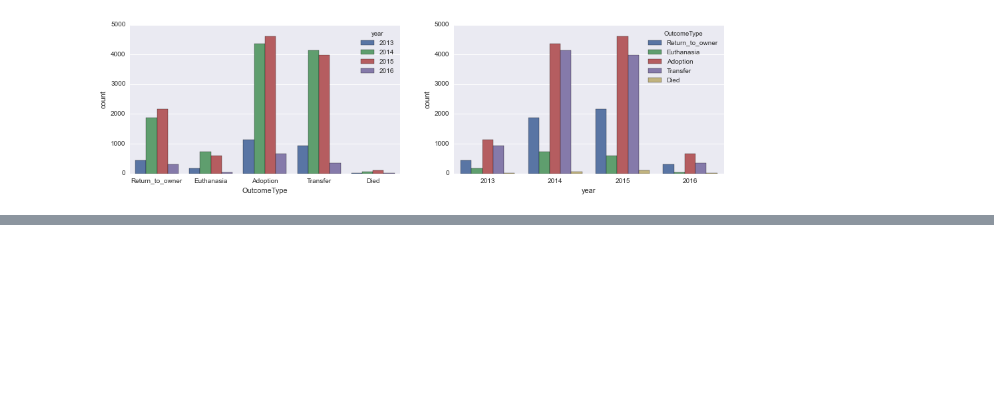
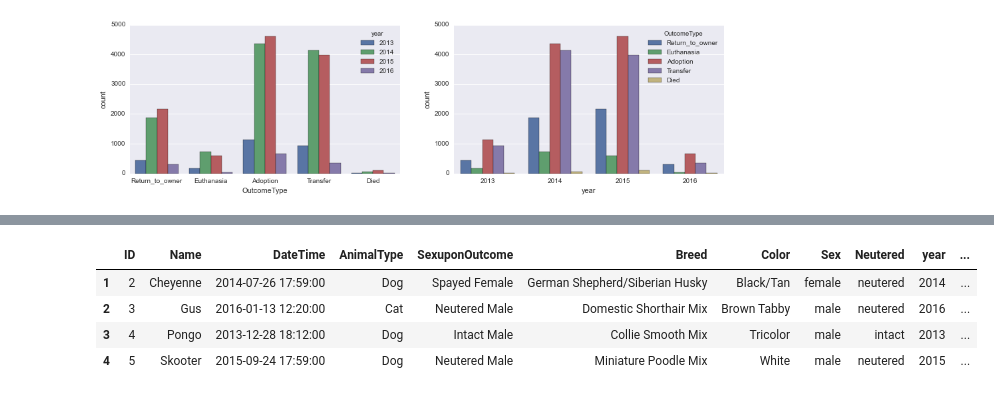
Before and after one commit to abhishek-ch/evolveML, a Jupyter notebook: kaggle/shelteranimaloutcomes/shelteranimal_exploratory_analysis.ipynb, the cells around one changed output, grey strips where cells are left out. Saved outputs shown, nothing was run; the diff lists cells and outputs as text; code cells hidden in the pictures; blank space fills up the shorter version.

```diff
--- a/kaggle/shelteranimaloutcomes/shelteranimal_exploratory_analysis.ipynb
+++ b/kaggle/shelteranimaloutcomes/shelteranimal_exploratory_analysis.ipynb
@@ -142,4 +147,6 @@ animals['namepresent'] = animals.Name.apply(is_name_present)
 f, (ax1, ax2) = plt.subplots(1, 2, figsize=(16, 4))
 sns.countplot(animals.namepresent,palette='Set3',ax=ax1)
 sns.countplot(data=animals, x='OutcomeType',hue='namepresent',ax=ax2)
+
+animalstest['namepresent'] = animalstest.Name.apply(is_name_present)
 # %% [output]
@@ -161,6 +167,9 @@ def diverse_breed(x,prefix=True):
 # %%
 animals['prefixbreed'] = animals.Breed.apply(diverse_breed)
 animals['suffixbreed'] = animals.Breed.apply(diverse_breed,args=(False,))
+
+animalstest['prefixbreed'] = animalstest.Breed.apply(diverse_breed)
+animalstest['suffixbreed'] = animalstest.Breed.apply(diverse_breed,args=(False,))
 # %%
 breed_dict = dict(animals['prefixbreed'].value_counts())
 sns.countplot(animals.diverseprefixbreed,palette='Set3')
@@ -185,4 +193,6 @@ animals['diverseprefixbreed'] = animals.prefixbreed.apply(diverse_breed_frequenc
 f, (ax1, ax2) = plt.subplots(1, 2, figsize=(16, 4))
 sns.countplot(data=animals, x='OutcomeType',hue='diverseprefixbreed',ax=ax1)
 sns.countplot(data=animals, x='diverseprefixbreed',hue='OutcomeType',ax=ax2)
+
+animalstest['diverseprefixbreed'] = animalstest.prefixbreed.apply(diverse_breed_frequency)
 # %% [output]
@@ -211,7 +220,8 @@ def convert_age_to_weeks(df):
 
     return df
 # %%
-animals = pd.read_csv('/Volumes/work/data/kaggle/shelteranimaloutcomes/train.csv',sep=',')
+# animals = pd.read_csv('/Volumes/work/data/kaggle/shelteranimaloutcomes/train.csv',sep=',')
 animals = convert_age_to_weeks(animals)
-animals
 # sns.countplot(animals._AgeuponOutcome,palette='Set3')
+
+animalstest  = convert_age_to_weeks(animalstest)
@@ -257,0 +240,8 @@ animals
+# %%
+animalstest[1:5]
+# %% [output]
+|  | ID | Name | DateTime | AnimalType | SexuponOutcome | Breed | Color | Sex | Neutered | year | ... |
+| 1 | 2 | Cheyenne | 2014-07-26 17:59:00 | Dog | Spayed Female | German Shepherd/Siberian Husky | Black/Tan | female | neutered | 2014 | ... |
+| 2 | 3 | Gus | 2016-01-13 12:20:00 | Cat | Neutered Male | Domestic Shorthair Mix | Brown Tabby | male | neutered | 2016 | ... |
+| 3 | 4 | Pongo | 2013-12-28 18:12:00 | Dog | Intact Male | Collie Smooth Mix | Tricolor | male | intact | 2013 | ... |
+| 4 | 5 | Skooter | 2015-09-24 17:59:00 | Dog | Neutered Male | Miniature Poodle Mix | White | male | neutered | 2015 | ... |
```
Also changed, not shown: parts of 20 cells of this notebook, 1 other file.
